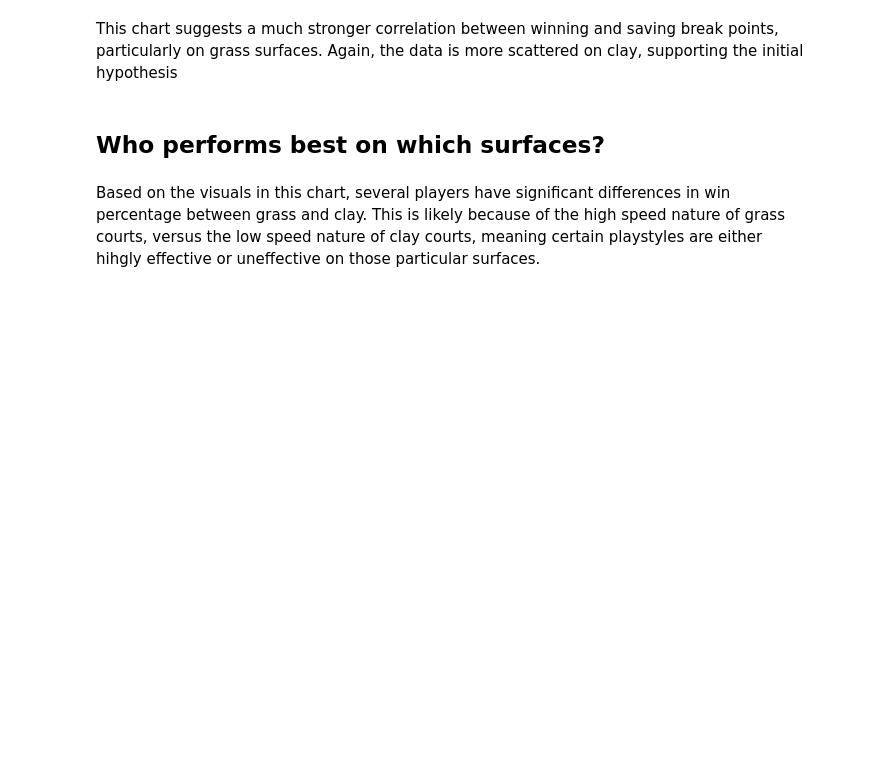
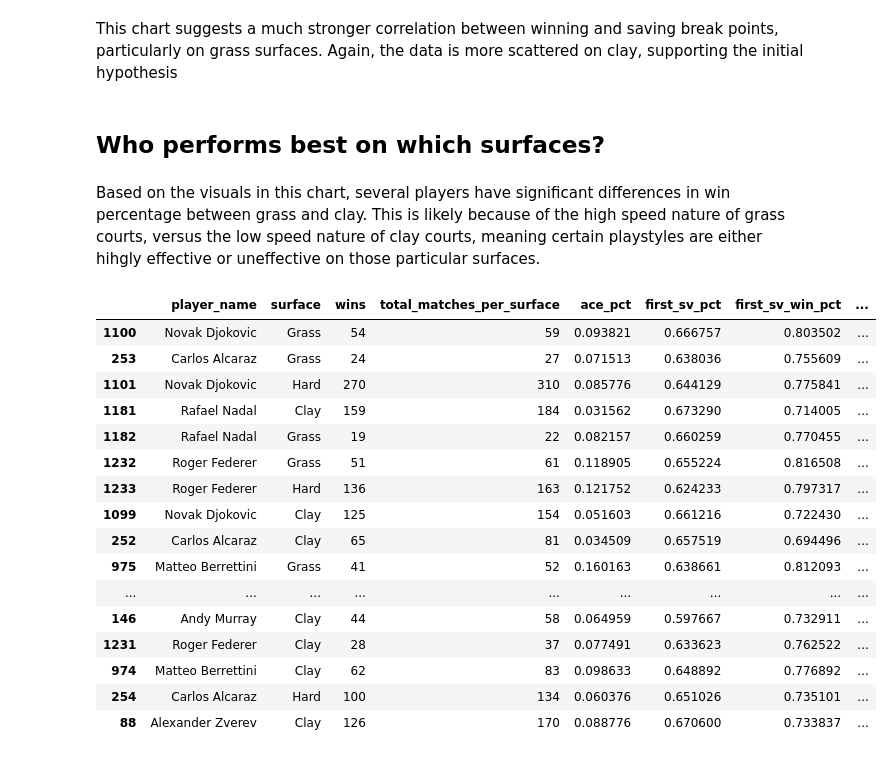
Before and after one commit to jpbombard/ATP_Tour_Analysis, a Jupyter notebook: analysis/Surface_Analysis.ipynb, the cells around one changed output. Drawn from its saved outputs; the diff is of its cells as text; code cells hidden in the pictures; blank space fills up the shorter version.

```diff
--- a/Surface_Analysis.ipynb
+++ b/analysis/Surface_Analysis.ipynb
@@ -136,3 +136,23 @@ fig = px.bar(pxdata, x = 'player_name', y = 'win_pct', color = 'surface', color_
 fig.show()
 # %% [markdown]
 Based on the visuals in this chart, several players have significant differences in win percentage between grass and clay. This is likely because of the high speed nature of grass courts, versus the low speed nature of clay courts, meaning certain playstyles are either hihgly effective or uneffective on those particular surfaces.
+# %%
+player_surface[player_surface['total_matches'] > 50].sort_values(by = 'win_pct', ascending = False).head(20)
+# %% [output]
+|  | player_name | surface | wins | total_matches_per_surface | ace_pct | first_sv_pct | first_sv_win_pct | ... |
+| 1100 | Novak Djokovic | Grass | 54 | 59 | 0.093821 | 0.666757 | 0.803502 | ... |
+| 253 | Carlos Alcaraz | Grass | 24 | 27 | 0.071513 | 0.638036 | 0.755609 | ... |
+| 1101 | Novak Djokovic | Hard | 270 | 310 | 0.085776 | 0.644129 | 0.775841 | ... |
+| 1181 | Rafael Nadal | Clay | 159 | 184 | 0.031562 | 0.673290 | 0.714005 | ... |
+| 1182 | Rafael Nadal | Grass | 19 | 22 | 0.082157 | 0.660259 | 0.770455 | ... |
+| 1232 | Roger Federer | Grass | 51 | 61 | 0.118905 | 0.655224 | 0.816508 | ... |
+| 1233 | Roger Federer | Hard | 136 | 163 | 0.121752 | 0.624233 | 0.797317 | ... |
+| 1099 | Novak Djokovic | Clay | 125 | 154 | 0.051603 | 0.661216 | 0.722430 | ... |
+| 252 | Carlos Alcaraz | Clay | 65 | 81 | 0.034509 | 0.657519 | 0.694496 | ... |
+| 975 | Matteo Berrettini | Grass | 41 | 52 | 0.160163 | 0.638661 | 0.812093 | ... |
+| ... | ... | ... | ... | ... | ... | ... | ... | ... |
+| 146 | Andy Murray | Clay | 44 | 58 | 0.064959 | 0.597667 | 0.732911 | ... |
+| 1231 | Roger Federer | Clay | 28 | 37 | 0.077491 | 0.633623 | 0.762522 | ... |
+| 974 | Matteo Berrettini | Clay | 62 | 83 | 0.098633 | 0.648892 | 0.776892 | ... |
+| 254 | Carlos Alcaraz | Hard | 100 | 134 | 0.060376 | 0.651026 | 0.735101 | ... |
+| 88 | Alexander Zverev | Clay | 126 | 170 | 0.088776 | 0.670600 | 0.733837 | ... |
```
Also changed, not shown: parts of 5 cells of this notebook, 10 other files.
